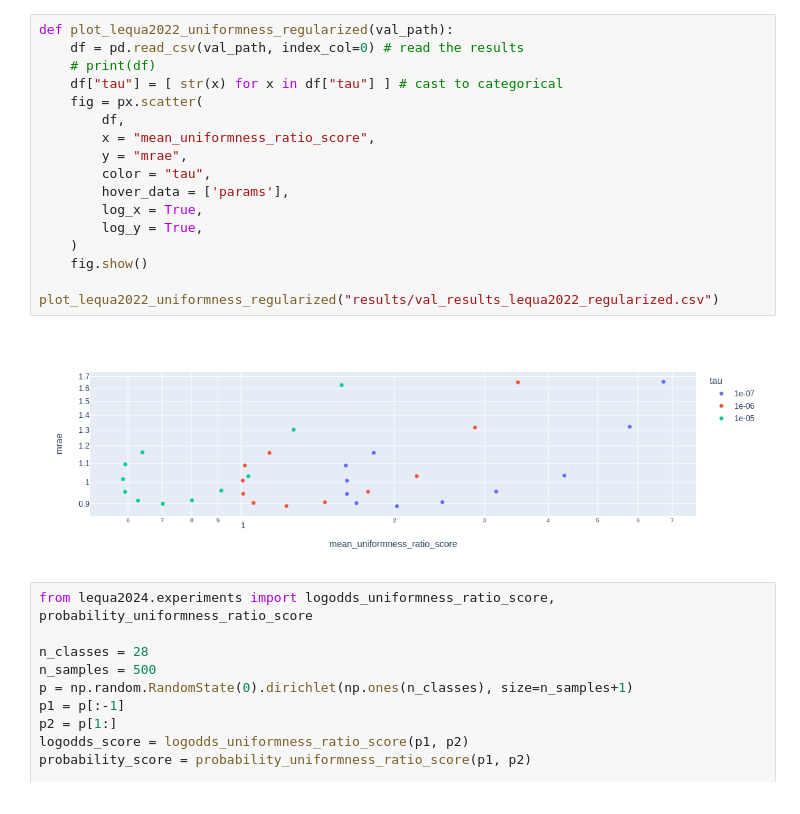
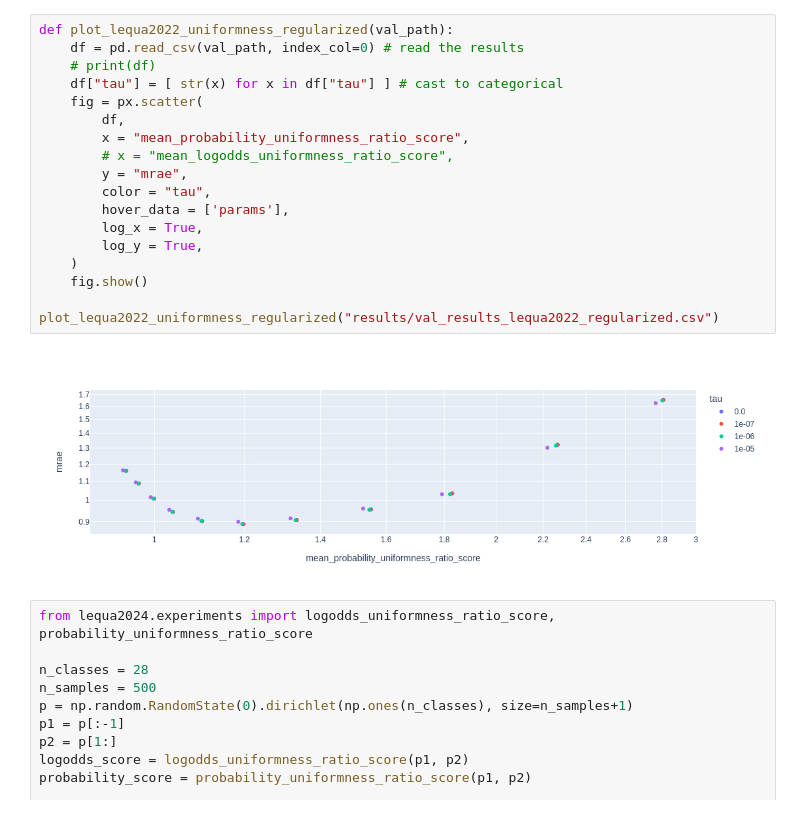
Before and after one commit to tobiaslotz/lequa2024, a Jupyter notebook: plots.ipynb, the cells around one changed output. Cells and saved outputs as stored; diff of their text form.

```diff
--- a/plots.ipynb
+++ b/plots.ipynb
@@ -26,22 +26,23 @@ plot_lequa2022_uniformness_unregularized("results/val_results_lequa2022_unregula
 # %%
 def plot_lequa2022_uniformness_regularized(val_path):
     df = pd.read_csv(val_path, index_col=0) # read the results
     # print(df)
     df["tau"] = [ str(x) for x in df["tau"] ] # cast to categorical
     fig = px.scatter(
         df,
-        x = "mean_uniformness_ratio_score",
+        x = "mean_probability_uniformness_ratio_score",
+        # x = "mean_logodds_uniformness_ratio_score",
         y = "mrae",
         color = "tau",
         hover_data = ['params'],
         log_x = True,
         log_y = True,
     )
     fig.show()
 
 plot_lequa2022_uniformness_regularized("results/val_results_lequa2022_regularized.csv")
 # %% [output]
-[figure, old version]
+[figure, new version]
 # %%
 from lequa2024.experiments import logodds_uniformness_ratio_score, probability_uniformness_ratio_score
 
```
Also changed, not shown: parts of 1 cell of this notebook, 2 other files.
